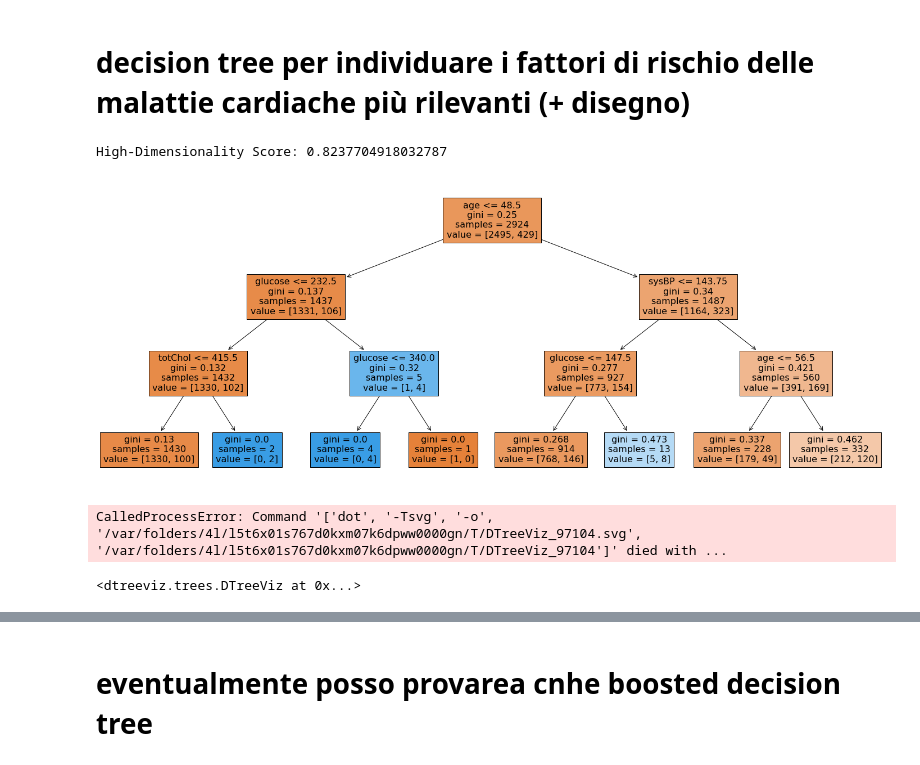
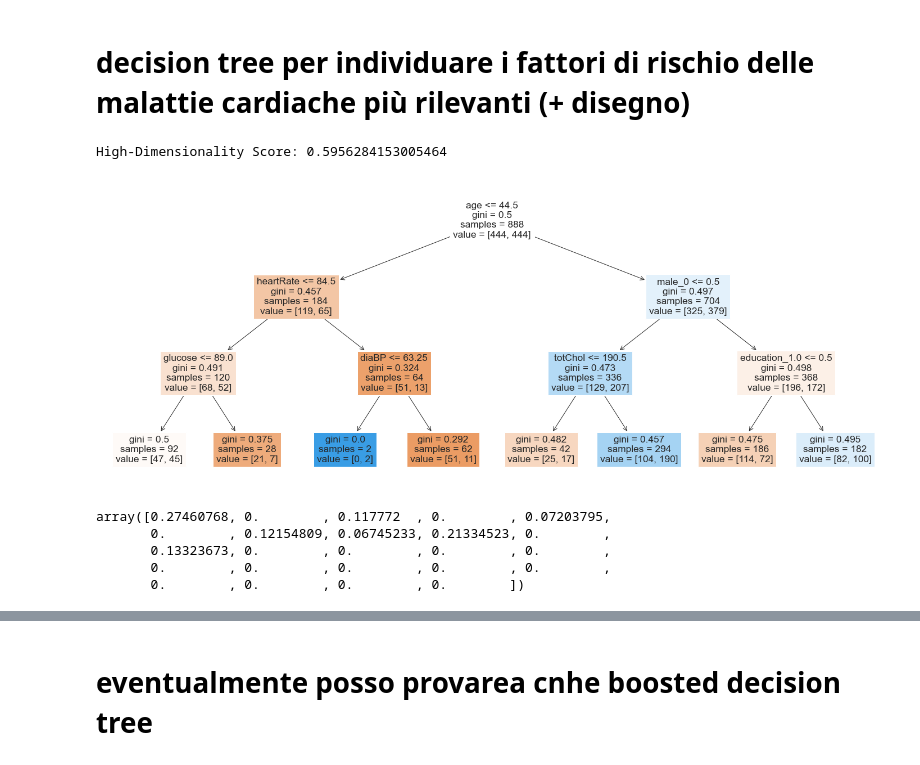
Before and after one commit to lorenzlorg/Big-Data-MAPR-project, a Jupyter notebook: Esercizio Classificazione.ipynb, the cells around one changed output, grey strips where cells are left out. Cells and saved outputs as stored; diff of their text form; code cells hidden in the pictures.

```diff
--- a/Esercizio Classificazione.ipynb
+++ b/Esercizio Classificazione.ipynb
@@ -226,3 +237,12 @@ dtype: int64
+# %%
+# rendere dummies alcune variabili categoriche
+feature_names = ['male', 'education', 'currentSmoker', 'BPMeds',
+                 'prevalentStroke', 'prevalentHyp', 'diabetes']
+X = df_clean.drop(['TenYearCHD'], axis = 1)
+X = pd.get_dummies(X, columns=feature_names)
+y = df_clean.TenYearCHD
+# X
+# è aumentato il numero di collone, 9 feature in più si hanno
 # %% [markdown]
 ## divisione train test
 
@@ -368,22 +338,28 @@ Name: TenYearCHD, dtype: int64
 # %%
 from sklearn.tree import DecisionTreeClassifier
 from sklearn import tree
 from dtreeviz.trees import dtreeviz
 
 dct = DecisionTreeClassifier(max_depth=3)
-dct.fit(X_train, y_train)
+dct.fit(X_train_miss, y_train_miss)
 score = dct.score(X_test, y_test)
 print("High-Dimensionality Score:", score)
 
 
 
 fig = plt.figure(figsize=(25,10))
 _ = tree.plot_tree(dct,
                    feature_names=X.columns,
                    filled=True)
 plt.show()
 # %% [output]
-High-Dimensionality Score: 0.8237704918032787
+High-Dimensionality Score: 0.5956284153005464
-[figure, old version]
+[figure, new version]
-CalledProcessError: Command '['dot', '-Tsvg', '-o', '/var/folders/4l/l5t6x01s767d0kxm07k6dpww0000gn/T/DTreeViz_97104.svg', '/var/folders/4l/l5t6x01s767d0kxm07k6dpww0000gn/T/DTreeViz_97104']' died with ...
-<dtreeviz.trees.DTreeViz at 0x...>
+# %%
+dct.feature_importances_
+# %% [output]
+array([0.27460768, 0.        , 0.117772  , 0.        , 0.07203795,
+       0.        , 0.12154809, 0.06745233, 0.21334523, 0.        ,
+       0.13323673, 0.        , 0.        , 0.        , 0.        ,
+       0.        , 0.        , 0.        , 0.        , 0.        ,
+       0.        , 0.        , 0.        , 0.        ])
```
Also changed, not shown: parts of 32 cells of this notebook, 1 other file.
